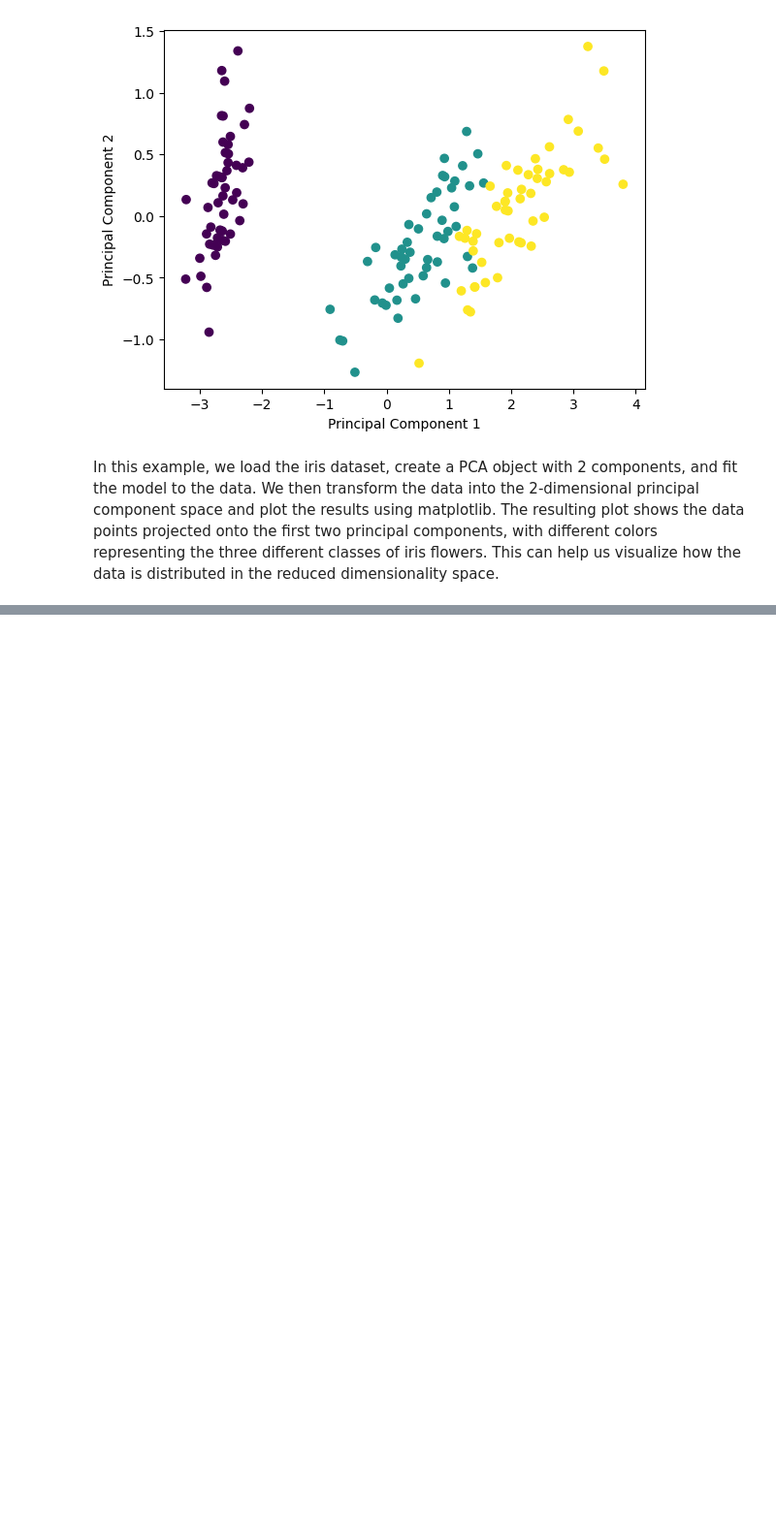
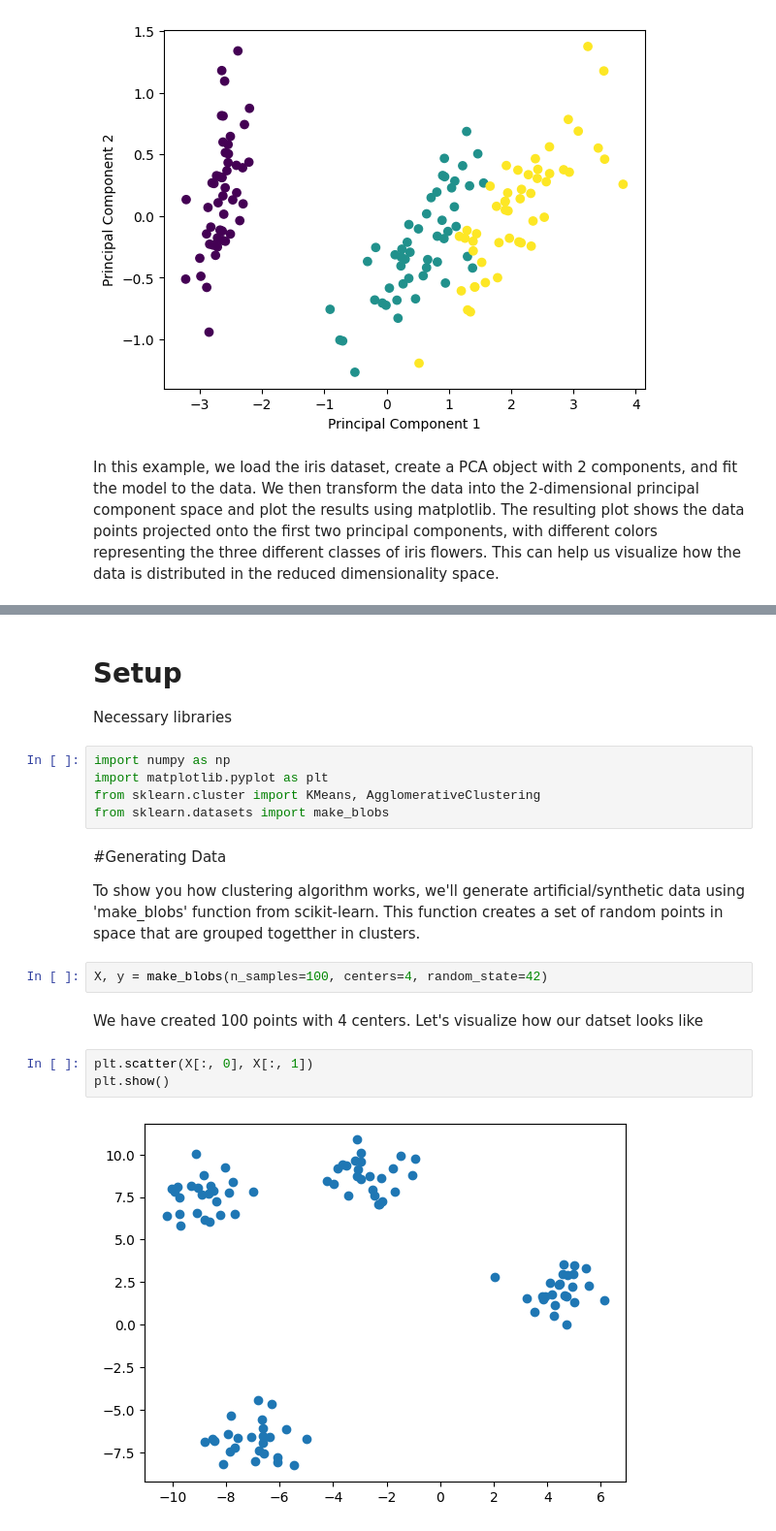
Before and after one commit to chaidosa/100-days-of-DS, a Jupyter notebook: Day_11_to_15.ipynb, the cells around one changed output, grey strips where cells are left out. Shown: that part at 97% size. Drawn from its saved outputs; the diff is of its cells as text; blank space fills up the shorter version.

```diff
--- a/Day_11_to_15.ipynb
+++ b/Day_11_to_15.ipynb
@@ -53,0 +66,21 @@ In this example, we load the iris dataset, create a PCA object with 2 components
+# %% [markdown]
+# Setup
+Necessary libraries
+# %%
+import numpy as np
+import matplotlib.pyplot as plt
+from sklearn.cluster import KMeans, AgglomerativeClustering
+from sklearn.datasets import make_blobs
+# %% [markdown]
+#Generating Data
+
+To show you how clustering algorithm works, we'll generate artificial/synthetic data using 'make_blobs' function from scikit-learn. This function creates a set of random points in space that are grouped togetther in clusters.
+# %%
+X, y = make_blobs(n_samples=100, centers=4, random_state=42)
+# %% [markdown]
+We have created 100 points with 4 centers. Let's visualize how our datset looks like
+# %%
+plt.scatter(X[:, 0], X[:, 1])
+plt.show()
+# %% [output]
+[figure, added]
```
Also changed, not shown: parts of 16 cells of this notebook.
